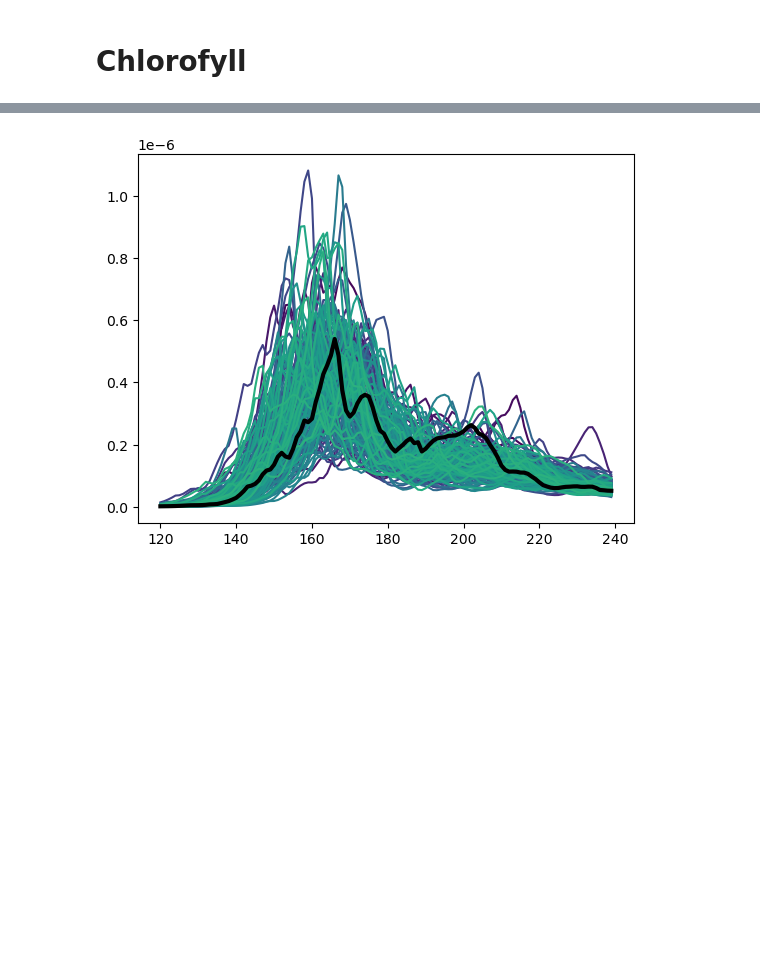
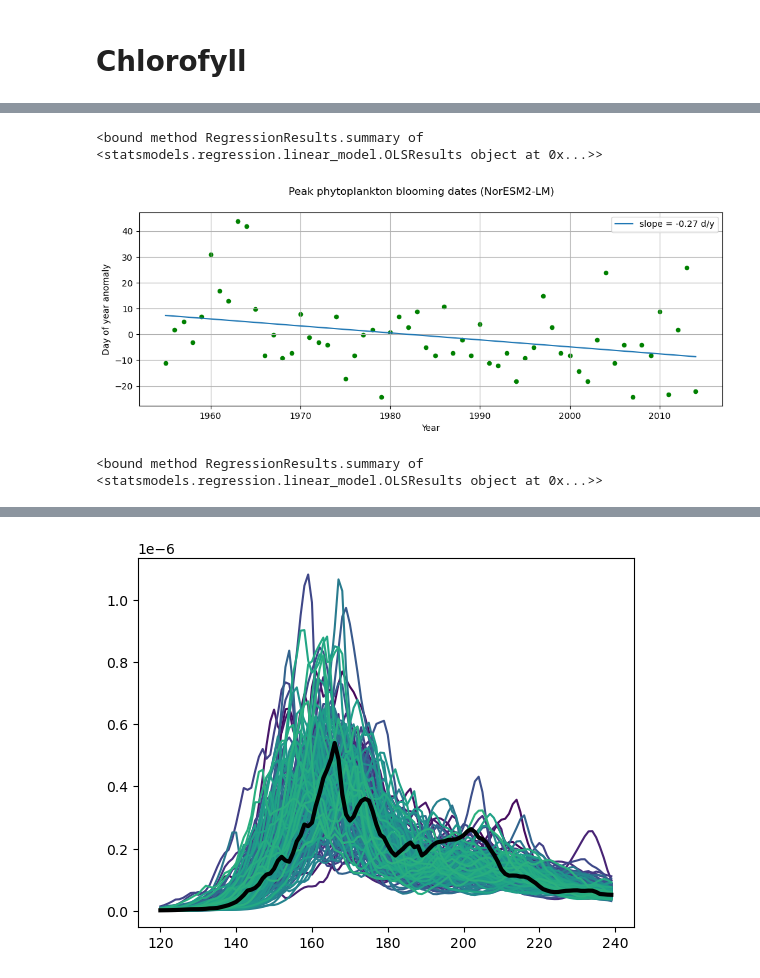
Before and after one commit to eScience-course/Tjaernoe2022-group6, a Jupyter notebook: notebooks/Stian/main.ipynb, the cells around one changed output, grey strips where cells are left out. Cells and saved outputs as stored; diff of their text form; code cells hidden in the pictures; blank space fills up the shorter version.

```diff
--- a/notebooks/Stian/main.ipynb
+++ b/notebooks/Stian/main.ipynb
@@ -153,0 +157,13 @@ scatter_dates(peak_dates, last_n_years=30)
+# %%
+scatter_dates(peak_dates, last_n_years=60)
+# %% [output]
+<bound method RegressionResults.summary of <statsmodels.regression.linear_model.OLSResults object at 0x...>>
+[figure, added]
+# %%
+SI_yearly_mean = SI_barents_mean.groupby('time.year').mean(dim='time')
+
+df = pd.DataFrame([SI_yearly_mean.squeeze().values, peak_dates['dayofyear'].values]).T
+df.columns =['SI', 'doy']
+a, b = regression(df, 'SI', 'doy')
+# %% [output]
+<bound method RegressionResults.summary of <statsmodels.regression.linear_model.OLSResults object at 0x...>>
```
Also changed, not shown: parts of 32 cells of this notebook, 2 other files.
